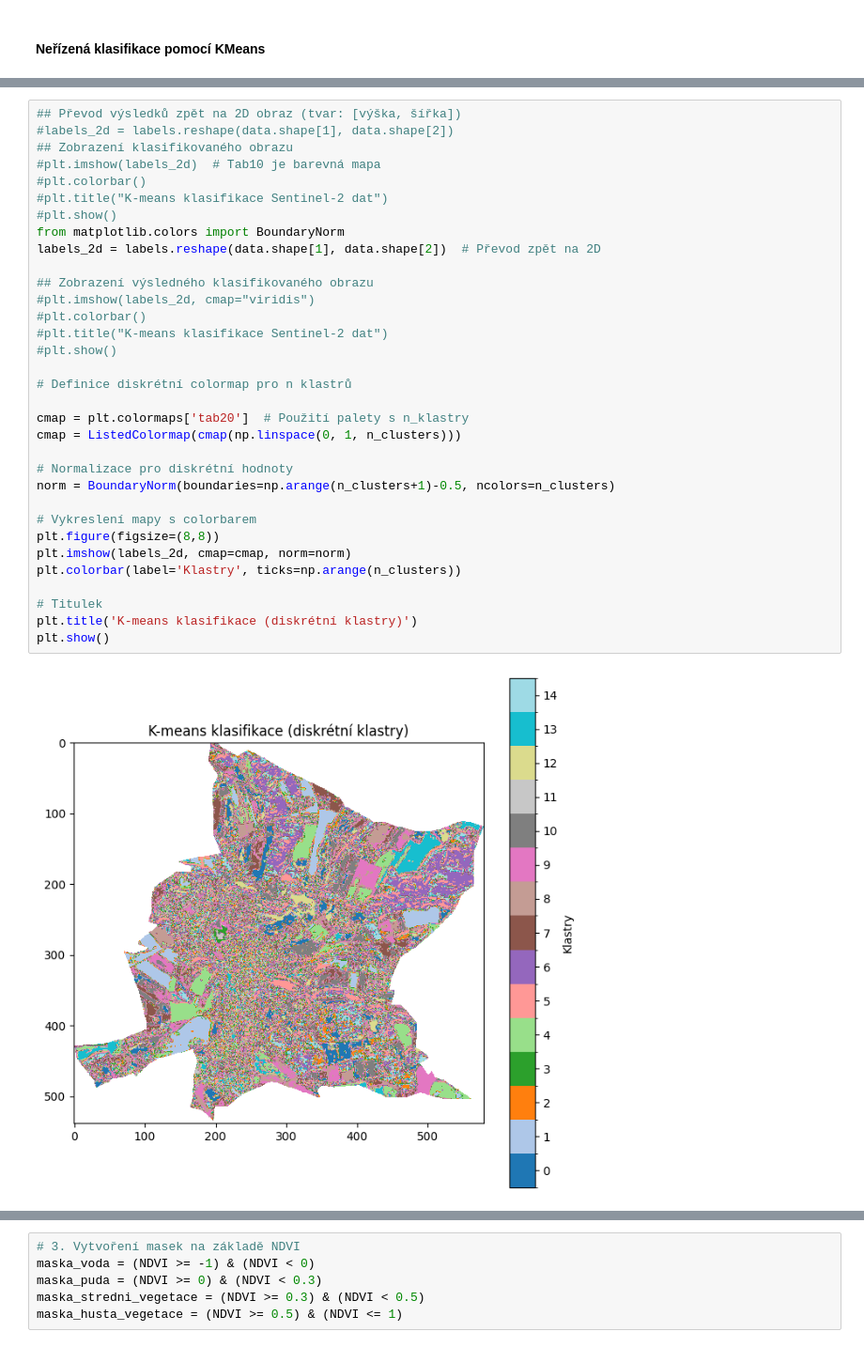
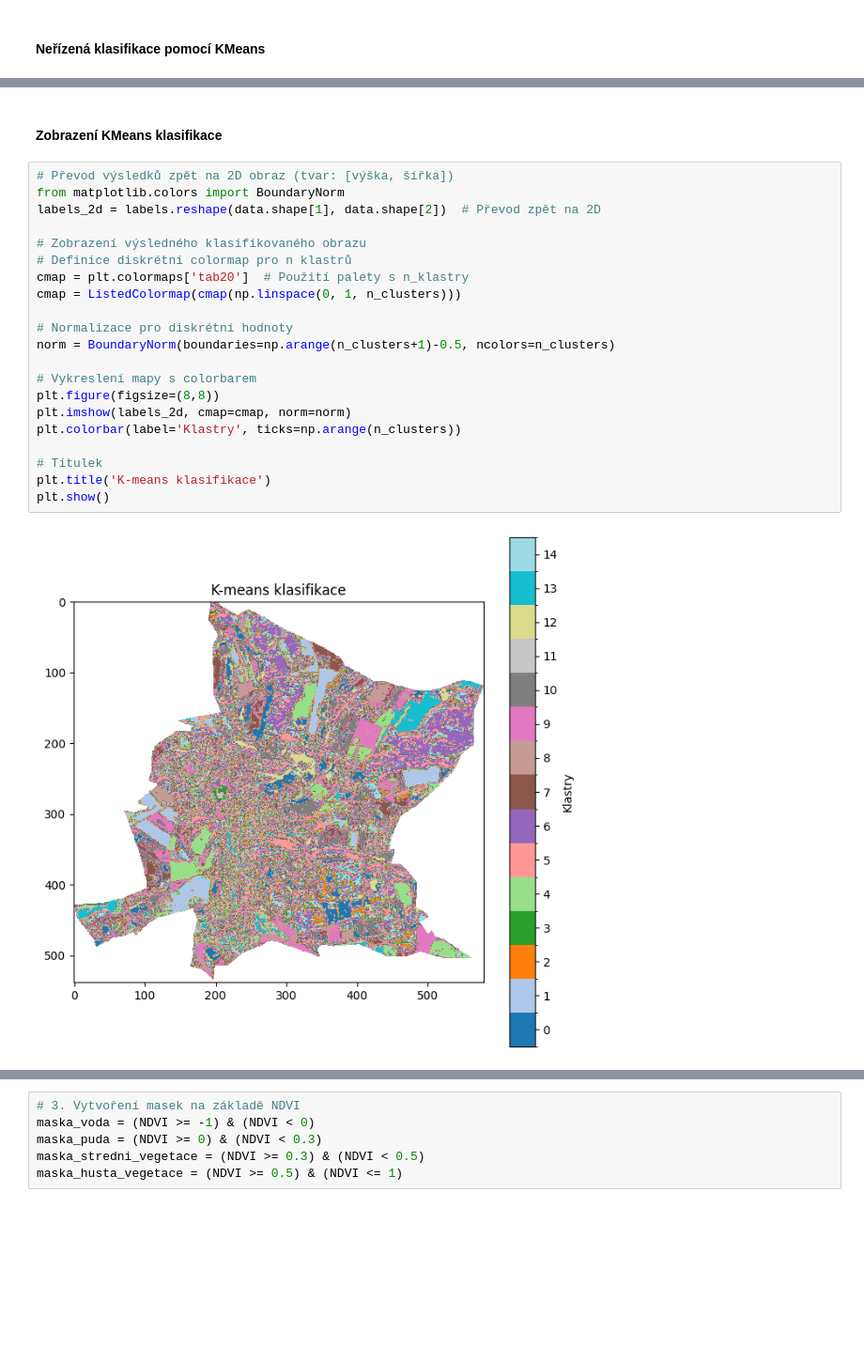
Before and after one commit to klimesm/UZPR_projekt, a Jupyter notebook: UZPR_projekt_MK_TČ.ipynb, the cells around one changed output, grey strips where cells are left out. Shown at 94% size. Drawn from its saved outputs; the diff is of its cells as text; blank space fills up the shorter version.

```diff
--- a/UZPR_projekt_MK_TČ.ipynb
+++ b/UZPR_projekt_MK_TČ.ipynb
@@ -556,38 +496,28 @@ kmeans.fit(data_2d_valid)
 # Získání výsledků a vytvoření klasifikovaného obrazu
 labels = np.full(data_2d.shape[0], np.nan)  # Inicializace výsledků s NaN
 labels[mask_valid] = kmeans.labels_  # Přiřazení výsledků pouze platným datům
+# %% [markdown]
+#### Zobrazení KMeans klasifikace
 # %%
-## Převod výsledků zpět na 2D obraz (tvar: [výška, šířka])
-#labels_2d = labels.reshape(data.shape[1], data.shape[2])
-## Zobrazení klasifikovaného obrazu
-#plt.imshow(labels_2d)  # Tab10 je barevná mapa
-#plt.colorbar()
-#plt.title("K-means klasifikace Sentinel-2 dat")
-#plt.show()
+# Převod výsledků zpět na 2D obraz (tvar: [výška, šířka])
 from matplotlib.colors import BoundaryNorm
 labels_2d = labels.reshape(data.shape[1], data.shape[2])  # Převod zpět na 2D
 
-## Zobrazení výsledného klasifikovaného obrazu
-#plt.imshow(labels_2d, cmap="viridis")
-#plt.colorbar()
-#plt.title("K-means klasifikace Sentinel-2 dat")
-#plt.show()
-
+# Zobrazení výsledného klasifikovaného obrazu
 # Definice diskrétní colormap pro n klastrů
-
 cmap = plt.colormaps['tab20']  # Použití palety s n_klastry
 cmap = ListedColormap(cmap(np.linspace(0, 1, n_clusters)))
 
 # Normalizace pro diskrétní hodnoty
 norm = BoundaryNorm(boundaries=np.arange(n_clusters+1)-0.5, ncolors=n_clusters)
 
 # Vykreslení mapy s colorbarem
 plt.figure(figsize=(8,8))
 plt.imshow(labels_2d, cmap=cmap, norm=norm)
 plt.colorbar(label='Klastry', ticks=np.arange(n_clusters))
 
 # Titulek
-plt.title('K-means klasifikace (diskrétní klastry)')
+plt.title('K-means klasifikace')
 plt.show()
 # %% [output]
-[figure, old version]
+[figure, new version]
```
Also changed, not shown: parts of 25 cells of this notebook.
